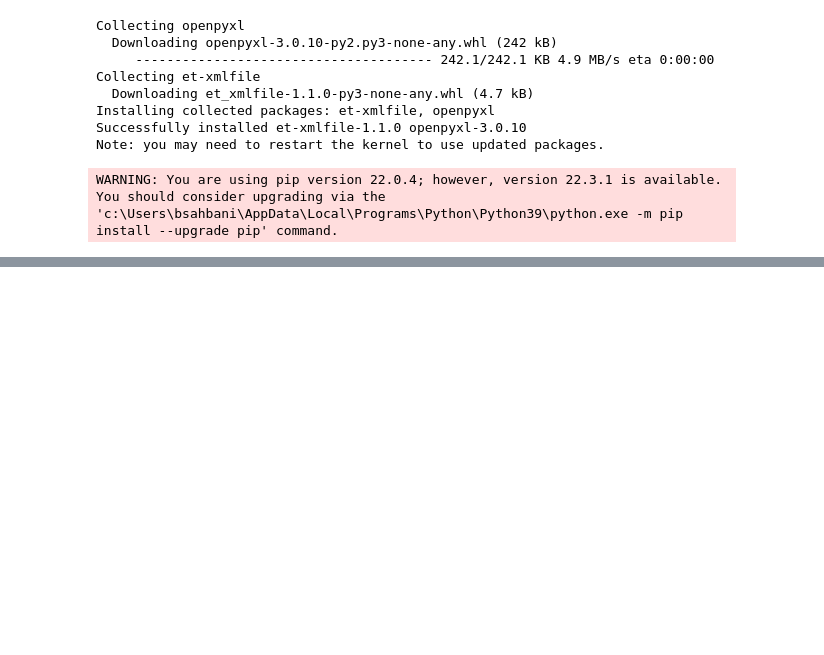
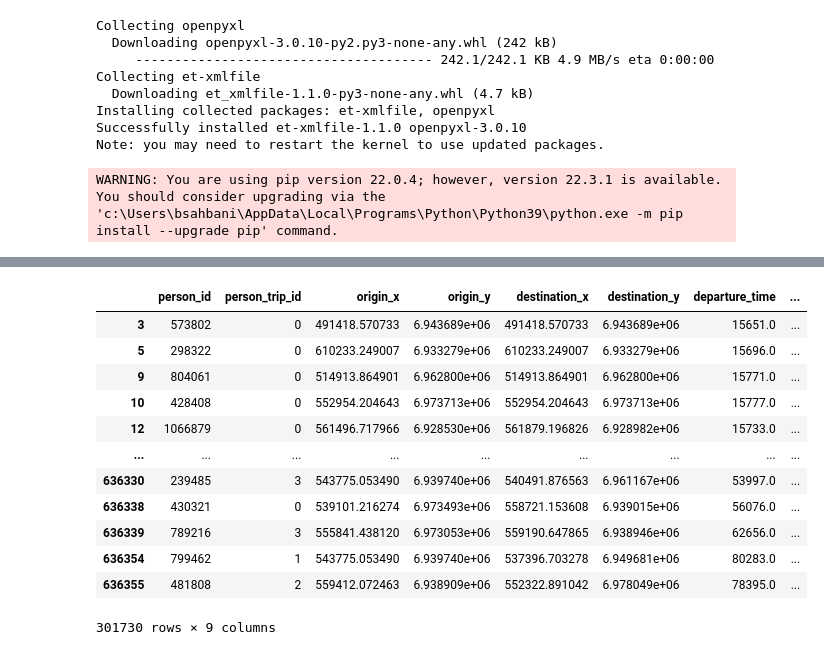
Before and after one commit to sahbaniB/VRP_SAV, a Jupyter notebook: VRP.ipynb, the cells around one changed output, grey strips where cells are left out. Drawn from its saved outputs; the diff is of its cells as text; code cells hidden in the pictures; blank space fills up the shorter version.

```diff
--- a/VRP.ipynb
+++ b/VRP.ipynb
@@ -99,0 +44,18 @@ starting the programme
+# %%
+cleaned_tripdb = trips[trips['mode']=='car']
+cleaned_tripdb = cleaned_tripdb[['person_id', 'person_trip_id', 'origin_x', 'origin_y', 'destination_x', 'destination_y', 'departure_time', 'travel_time', 'routed_distance']]
+cleaned_tripdb
+# %% [output]
+|  | person_id | person_trip_id | origin_x | origin_y | destination_x | destination_y | departure_time | ... |
+| 3 | 573802 | 0 | 491418.570733 | 6.943689e+06 | 491418.570733 | 6.943689e+06 | 15651.0 | ... |
+| 5 | 298322 | 0 | 610233.249007 | 6.933279e+06 | 610233.249007 | 6.933279e+06 | 15696.0 | ... |
+| 9 | 804061 | 0 | 514913.864901 | 6.962800e+06 | 514913.864901 | 6.962800e+06 | 15771.0 | ... |
+| 10 | 428408 | 0 | 552954.204643 | 6.973713e+06 | 552954.204643 | 6.973713e+06 | 15777.0 | ... |
+| 12 | 1066879 | 0 | 561496.717966 | 6.928530e+06 | 561879.196826 | 6.928982e+06 | 15733.0 | ... |
+| ... | ... | ... | ... | ... | ... | ... | ... | ... |
+| 636330 | 239485 | 3 | 543775.053490 | 6.939740e+06 | 540491.876563 | 6.961167e+06 | 53997.0 | ... |
+| 636338 | 430321 | 0 | 539101.216274 | 6.973493e+06 | 558721.153608 | 6.939015e+06 | 56076.0 | ... |
+| 636339 | 789216 | 3 | 555841.438120 | 6.973053e+06 | 559190.647865 | 6.938946e+06 | 62656.0 | ... |
+| 636354 | 799462 | 1 | 543775.053490 | 6.939740e+06 | 537396.703278 | 6.949681e+06 | 80283.0 | ... |
+| 636355 | 481808 | 2 | 559412.072463 | 6.938909e+06 | 552322.891042 | 6.978049e+06 | 78395.0 | ... |
+301730 rows × 9 columns
```
Also changed, not shown: parts of 23 cells of this notebook.
